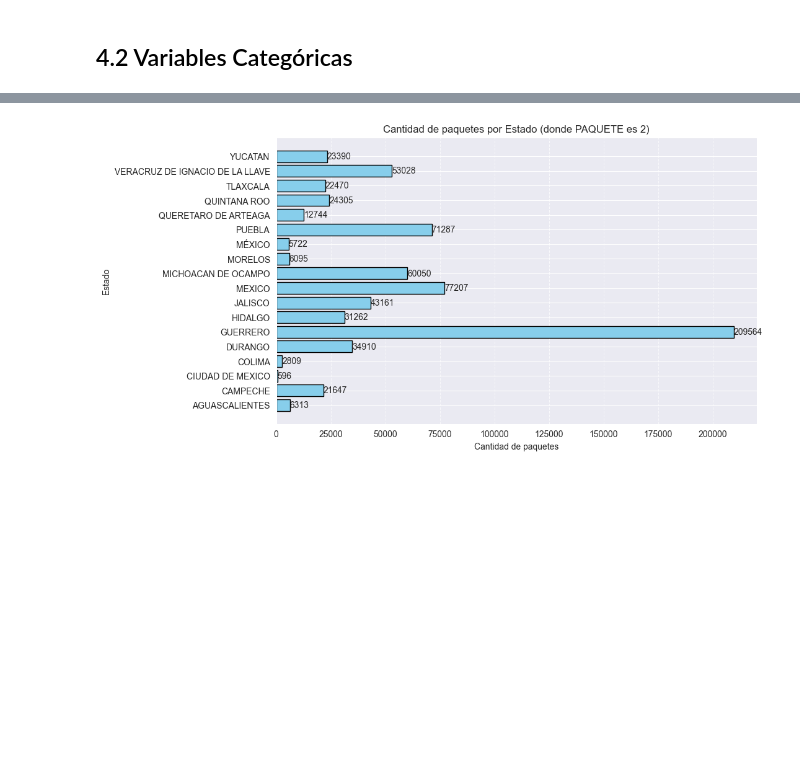
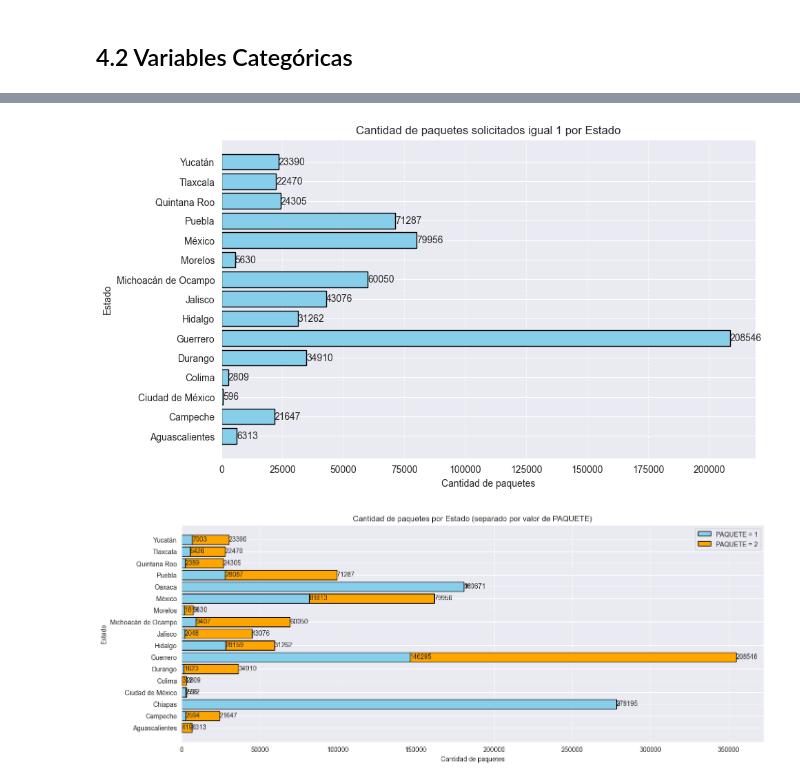
Before and after one commit to DGRIA/SESNA-Fertilizantes, a Jupyter notebook: src/Notebooks/3.1_EDA_productores_autorizados_2023.ipynb, the cells around one changed output, grey strips where cells are left out. Saved outputs shown, nothing was run; the diff lists cells and outputs as text; code cells hidden in the pictures; blank space fills up the shorter version.

```diff
--- a/src/Notebooks/3.1_EDA_productores_autorizados_2023.ipynb
+++ b/src/Notebooks/3.1_EDA_productores_autorizados_2023.ipynb
@@ -270,16 +339,16 @@ plt.show()
 # %%
-# Filtrar los datos donde 'PAQUETE' es 1
+# Filtrar los datos donde 'PAQUETE' es 2
 lista_productores_filtrada = lista_productores[lista_productores['PAQUETE'] == 2]
 
 # Agrupar los datos filtrados por 'ESTADO' y contar el número de 'PAQUETE'
-grouped_df = lista_productores_filtrada.groupby("ESTADO")["PAQUETE"].count()
+grouped_df = lista_productores_filtrada.groupby("NOM_ENT")["PAQUETE"].count()
 
 # Crear el gráfico de barras horizontal
 plt.figure(figsize=(10, 6))
 barras = plt.barh(grouped_df.index, grouped_df.values, color='skyblue', edgecolor='black')
 plt.xlabel('Cantidad de paquetes')
 plt.ylabel('Estado')
-plt.title('Cantidad de paquetes por Estado (donde PAQUETE es 2)')
+plt.title('Cantidad de paquetes solicitados igual 1 por Estado')
 plt.grid(axis='x', linestyle='--', alpha=0.7)
 
 # Añadir anotaciones a las barras
@@ -290,4 +359,41 @@ for bar in barras:
 
 plt.show()
 # %% [output]
-[figure, old version]
+[figure, new version]
+# %%
+# Filtrar los datos donde 'PAQUETE' es 1 y 2
+lista_productores_filtrada1 = lista_productores[lista_productores['PAQUETE'] == 1]
+lista_productores_filtrada2 = lista_productores[lista_productores['PAQUETE'] == 2]
+
+# Agrupar los datos filtrados por 'ESTADO' y contar el número de 'PAQUETE'
+grouped_df1 = lista_productores_filtrada1.groupby("NOM_ENT")["PAQUETE"].count()
+grouped_df2 = lista_productores_filtrada2.groupby("NOM_ENT")["PAQUETE"].count()
+
+# Crear el gráfico de barras horizontal
+plt.figure(figsize=(16, 6))
+
+# Asegurarse de que los índices de los dos DataFrames son los mismos
+index = np.union1d(grouped_df1.index, grouped_df2.index)
+grouped_df1 = grouped_df1.reindex(index, fill_value=0)
+grouped_df2 = grouped_df2.reindex(index, fill_value=0)
+
+# Crear las barras para 'PAQUETE' igual a 1 y 2
+barras1 = plt.barh(grouped_df1.index, grouped_df1.values, color='skyblue', edgecolor='black')
+barras2 = plt.barh(grouped_df2.index, grouped_df2.values, color='orange', edgecolor='black', left=grouped_df1.values)
+
+plt.xlabel('Cantidad de paquetes')
+plt.ylabel('Estado')
+plt.title('Cantidad de paquetes por Estado (separado por valor de PAQUETE)')
+plt.grid(axis='x', linestyle='--', alpha=0.7)
+plt.legend(['PAQUETE = 1', 'PAQUETE = 2'])
+
+# Añadir anotaciones a las barras
+for bar1, bar2 in zip(barras1, barras2):
+    plt.text(bar1.get_width(), bar1.get_y() + bar1.get_height()/2,
+             f'{bar1.get_width():.0f}',
+             va='center', ha='left')
+    plt.text(bar1.get_width() + bar2.get_width(), bar2.get_y() + bar2.get_height()/2,
+             f'{bar2.get_width():.0f}',
+             va='center', ha='left')
+# %% [output]
+[figure, added]
```
Also changed, not shown: parts of 19 cells of this notebook.
